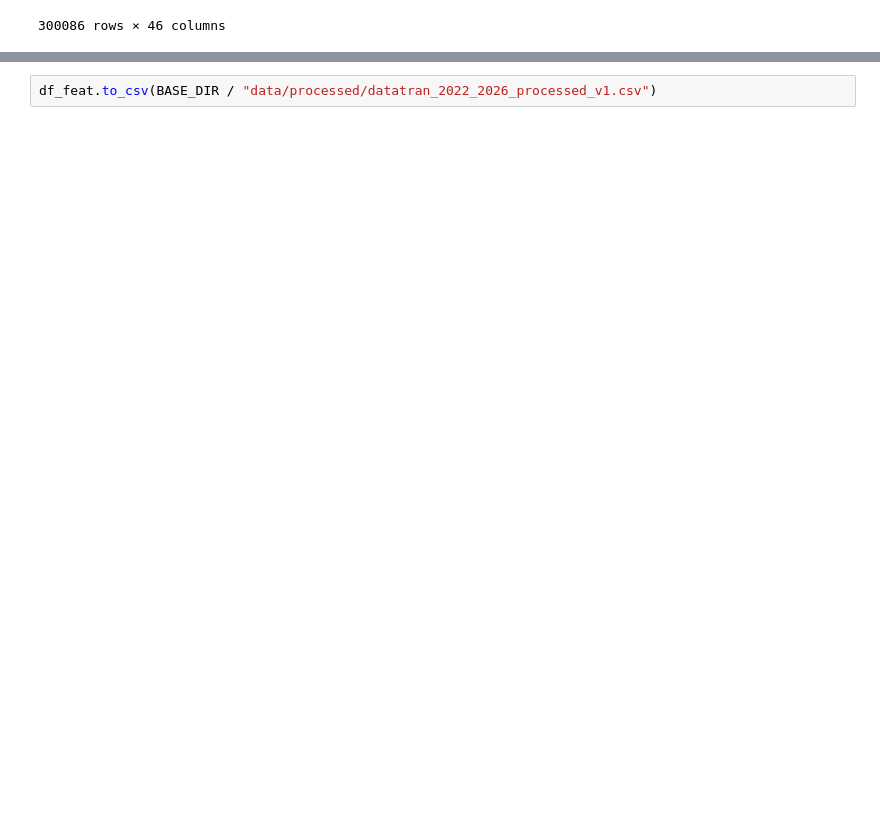
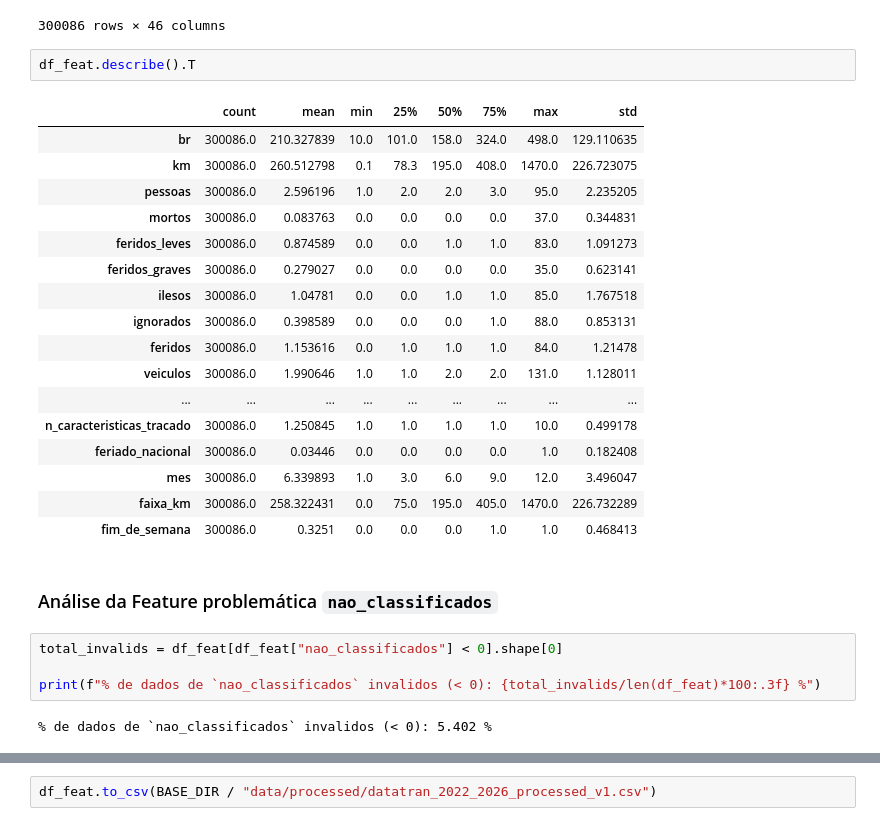
Before and after one commit to ThiagoORuby/prf-analise-sinistros, a Jupyter notebook: labs/00_amostragem_e_preprocessamento.ipynb, the cells around one changed output, grey strips where cells are left out. Saved outputs shown, nothing was run; the diff lists cells and outputs as text; blank space fills up the shorter version.

```diff
--- a/labs/00_amostragem_e_preprocessamento.ipynb
+++ b/labs/00_amostragem_e_preprocessamento.ipynb
@@ -1121,3 +1123,31 @@ df_feat
 | 301530 | quinta-feira | MG | 381 | 501.0 | BETIM | Reação tardia ou ineficiente do c... | Engavetamento | Com Vítimas Feridas | ... |
 | 301531 | quarta-feira | MG | 365 | 417.0 | PATOS DE MINAS | Reação tardia ou ineficiente do c... | Colisão com objeto | Sem Vítimas | ... |
 300086 rows × 46 columns
+# %%
+df_feat.describe().T
+# %% [output]
+|  | count | mean | min | 25% | 50% | 75% | max | std |
+| br | 300086.0 | 210.327839 | 10.0 | 101.0 | 158.0 | 324.0 | 498.0 | 129.110635 |
+| km | 300086.0 | 260.512798 | 0.1 | 78.3 | 195.0 | 408.0 | 1470.0 | 226.723075 |
+| pessoas | 300086.0 | 2.596196 | 1.0 | 2.0 | 2.0 | 3.0 | 95.0 | 2.235205 |
+| mortos | 300086.0 | 0.083763 | 0.0 | 0.0 | 0.0 | 0.0 | 37.0 | 0.344831 |
+| feridos_leves | 300086.0 | 0.874589 | 0.0 | 0.0 | 1.0 | 1.0 | 83.0 | 1.091273 |
+| feridos_graves | 300086.0 | 0.279027 | 0.0 | 0.0 | 0.0 | 0.0 | 35.0 | 0.623141 |
+| ilesos | 300086.0 | 1.04781 | 0.0 | 0.0 | 1.0 | 1.0 | 85.0 | 1.767518 |
+| ignorados | 300086.0 | 0.398589 | 0.0 | 0.0 | 0.0 | 1.0 | 88.0 | 0.853131 |
+| feridos | 300086.0 | 1.153616 | 0.0 | 1.0 | 1.0 | 1.0 | 84.0 | 1.21478 |
+| veiculos | 300086.0 | 1.990646 | 1.0 | 1.0 | 2.0 | 2.0 | 131.0 | 1.128011 |
+| ... | ... | ... | ... | ... | ... | ... | ... | ... |
+| n_caracteristicas_tracado | 300086.0 | 1.250845 | 1.0 | 1.0 | 1.0 | 1.0 | 10.0 | 0.499178 |
+| feriado_nacional | 300086.0 | 0.03446 | 0.0 | 0.0 | 0.0 | 0.0 | 1.0 | 0.182408 |
+| mes | 300086.0 | 6.339893 | 1.0 | 3.0 | 6.0 | 9.0 | 12.0 | 3.496047 |
+| faixa_km | 300086.0 | 258.322431 | 0.0 | 75.0 | 195.0 | 405.0 | 1470.0 | 226.732289 |
+| fim_de_semana | 300086.0 | 0.3251 | 0.0 | 0.0 | 0.0 | 1.0 | 1.0 | 0.468413 |
+# %% [markdown]
+### Análise da Feature problemática `nao_classificados`
+# %%
+total_invalids = df_feat[df_feat["nao_classificados"] < 0].shape[0]
+
+print(f"% de dados de `nao_classificados` invalidos (< 0): {total_invalids/len(df_feat)*100:.3f} %")
+# %% [output]
+% de dados de `nao_classificados` invalidos (< 0): 5.402 %
```
Also changed, not shown: parts of 7 cells of this notebook, 4 other files.
